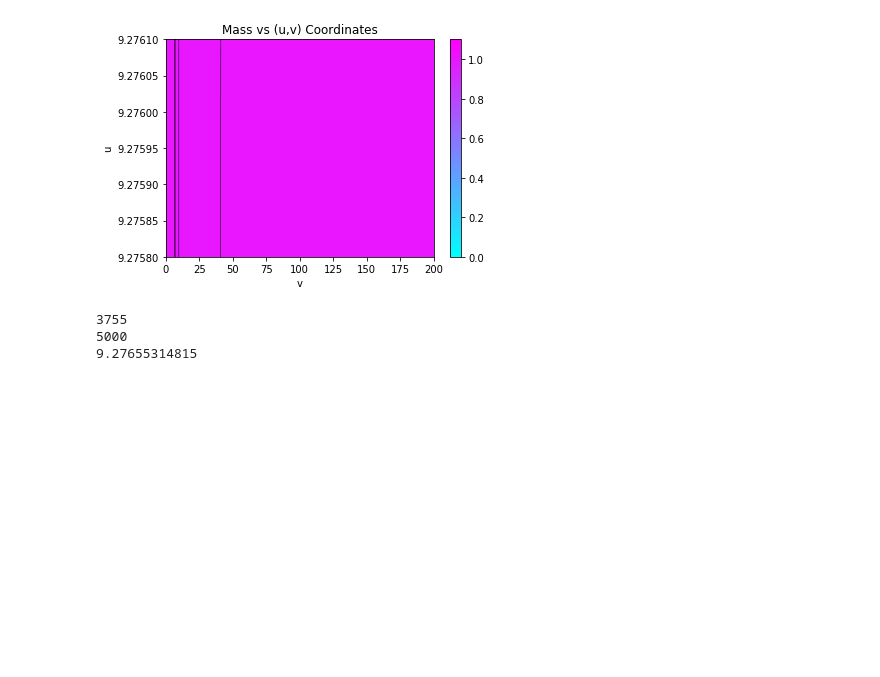
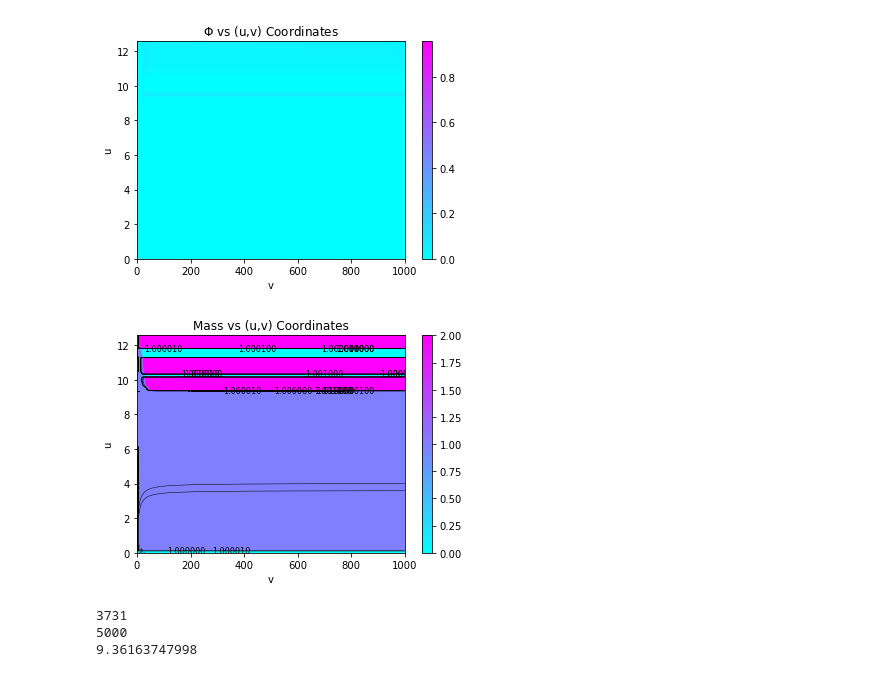
Before and after one commit to bpiotrzkowski/Double-Null-Code, a Jupyter notebook: Mass-Scalar Field Analyzer.ipynb, the cells around one changed output. Drawn from its saved outputs; the diff is of its cells as text; code cells hidden in the pictures; blank space fills up the shorter version.

```diff
--- a/Mass-Scalar Field Analyzer.ipynb
+++ b/Mass-Scalar Field Analyzer.ipynb
@@ -24,0 +19,3 @@ vrange=np.load('vrange.npy')
+# %%
+uscal=2
+vscal=2
@@ -24,0 +24,11 @@ vrange=np.load('vrange.npy')
+# %%
+rnputil=np.load('rnputil.npy')
+wHD=rnputil[8]
+print(wHD)
+
+if wHD==True or wHD==1.0:
+    urange=np.load('urange.npy')[::uscal]
+    vrange=np.load('vrange.npy')[::vscal]
+if wHD==False or wHD==0.0 or wHD==None:
+    urange=np.load('urange.npy')
+    vrange=np.load('vrange.npy')
@@ -26,17 +69,16 @@ vrange=np.load('vrange.npy')
 print(rnputil)
 
 N=int(rnputil[0])
-Nu=int(rnputil[1])-1
-Nv=int(rnputil[2])
+Nu=len(urange)#int(rnputil[1])
+Nv=len(vrange)#int(rnputil[2])
 ru0=float(rnputil[3])
 dr0v=float(rnputil[4])
 M0=float(rnputil[5])
 Q=float(rnputil[6])
 Lambda=float(rnputil[7])
-umax=Nu/N
-vmax=Nv/N
+umax=np.nanmax(urange)
+vmax=np.nanmax(vrange)
 
-print('N='+str(N))
 
 if M0>0.0:
     du0=M0/N
@@ -79,29 +137,43 @@ print(np.nanmean(massnp))
 # %%
 masslist=[1.0,1.00001,1.0001,1.001,1.01]
 
-plot1=plt.pcolormesh(vrange,urange,np.ma.masked_invalid(massnp),cmap=plt.cm.cool,vmin=0.0,vmax=1.1)
+plot1=plt.pcolormesh(vrange,urange,np.ma.masked_invalid(phinp),cmap=plt.cm.cool,vmin=0.0,vmax=np.nanmax(phinp))
+#plot4=plt.contour(vrange,urange,np.ma.masked_invalid(phinp), masslist,linewidths=0.5,colors='black',extent=(0,vmax,0,umax),aspect='auto',origin='lower')
+#plt.clabel(plot4, masslist,  inline=0, inline_spacing=0, fmt='%1.6f',rightside_up=True,fontsize=8)
+plt.xlabel('v')
+plt.ylabel('u')
+#plt.xlim(0,vmax)
+#plt.ylim(0,13)
+plt.xlim(0,vmax)
+#plt.ylim(9.2758,9.2761)
+plt.colorbar(plot1)
+plt.title(r'$\Phi$ vs (u,v) Coordinates')
+plt.show()
+
+plot1=plt.pcolormesh(vrange,urange,np.ma.masked_invalid(massnp),cmap=plt.cm.cool,vmin=0,vmax=2.0)
 plot4=plt.contour(vrange,urange,np.ma.masked_invalid(massnp), masslist,linewidths=0.5,colors='black',extent=(0,vmax,0,umax),aspect='auto',origin='lower')
 plt.clabel(plot4, masslist,
            inline=0, inline_spacing=0,
            fmt='%1.6f',rightside_up=True,
            fontsize=8)
 plt.xlabel('v')
 plt.ylabel('u')
 #plt.xlim(0,vmax)
 #plt.ylim(0,13)
-plt.xlim(0,200)
-plt.ylim(9.2758,9.2761)
+plt.xlim(0,vmax)
+#plt.ylim(9.2758,9.2761)
 plt.colorbar(plot1)
 plt.title('Mass vs (u,v) Coordinates')
 plt.show()
 # %% [output]
-[figure, old version]
+[figure, new version]
+[figure, added]
 # %%
 print(Nu)
 print(Nv)
 print(urange[500])
 # %% [output]
-3755
+3731
 5000
-9.27655314815
+9.36163747998
 # %%
```
Also changed, not shown: parts of 17 cells of this notebook, 2 other files.
